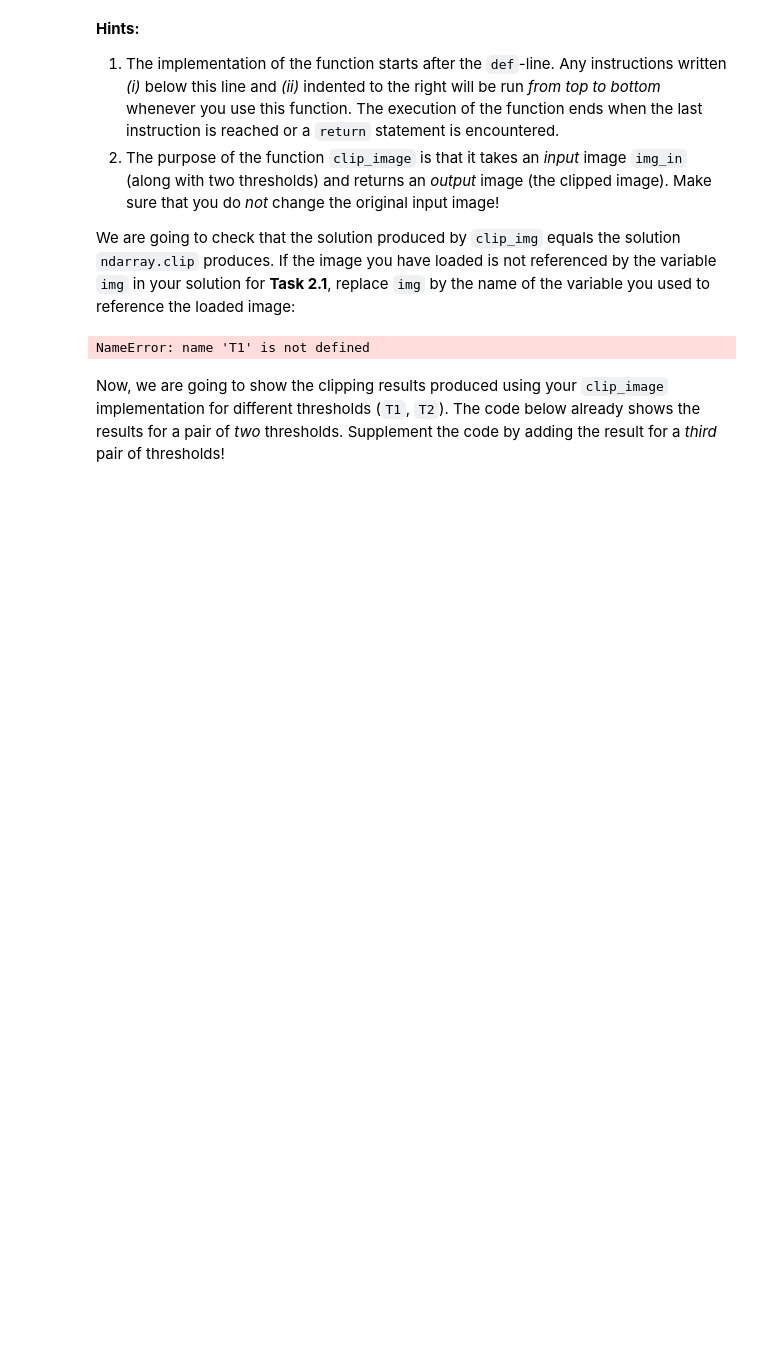
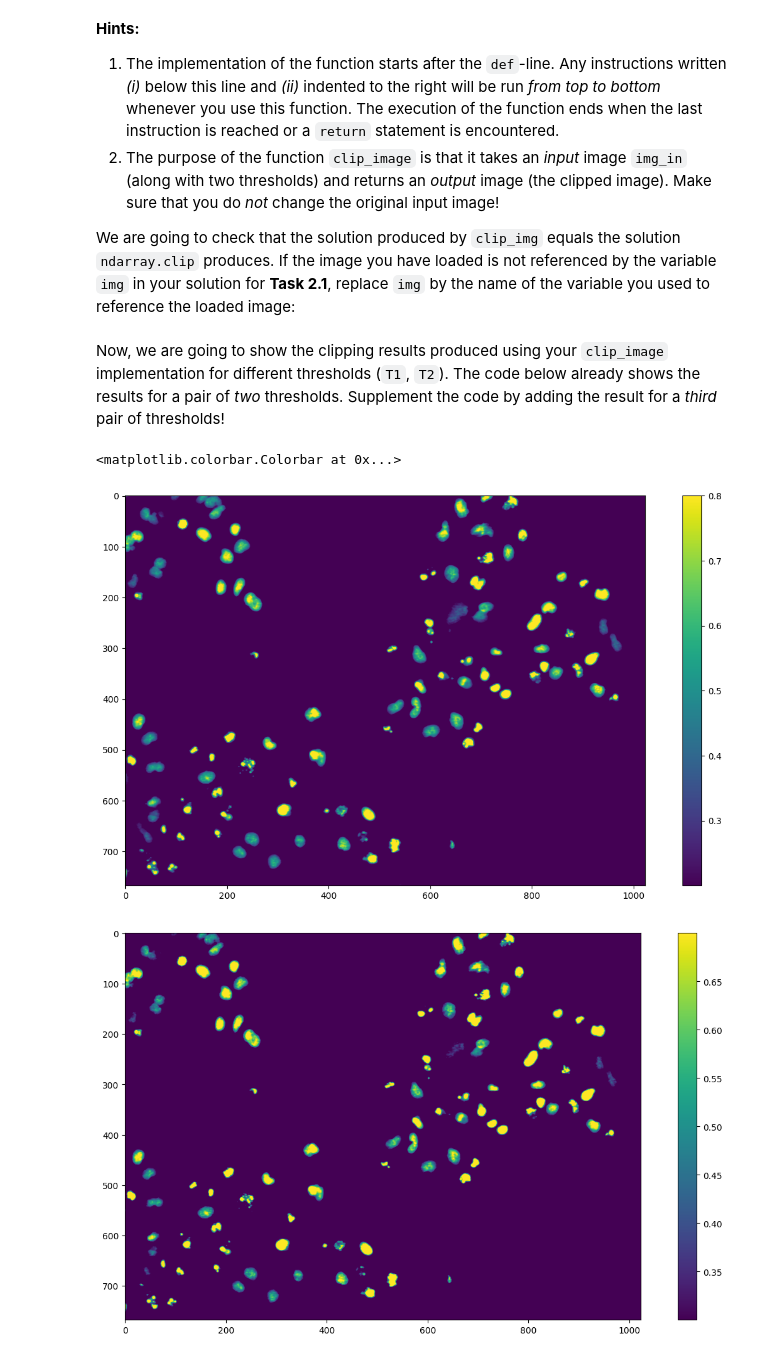
Before and after one commit to evaj0510/mobi-fs3-python, a Jupyter notebook: task2.ipynb, the cells around one changed output. Cells and saved outputs as stored; diff of their text form; code cells hidden in the pictures; blank space fills up the shorter version.

```diff
--- a/task2.ipynb
+++ b/task2.ipynb
@@ -115,13 +125,20 @@ plt.colorbar()
 **<a id="#">Task 2.3.4.</a>** Finish the implementation of the function `clip_image` below, by replacing the `...` line with your code:
 # %%
 def clip_image(img_in, T1, T2):
-    img2 = img_in.copy()
-    pic = numpy.nidindex(img_in.shape)
-    for i in pic:
-        if img2[i]<T1:
-            img2[i] = T1
-        if img2[i]>T2:
-            img2[i] = T2
+
+    img2 = img.copy()
+
+    for idx in numpy.ndindex(img_in.shape):
+        pixel = img_in[idx]
+
+        if pixel < T1:
+            img2[idx] = T1
+
+        elif pixel > T2:
+            img2[idx] = T2
+
+        else:
+            img2[idx] = pixel
     result = img2
     return result
 # %% [markdown]
@@ -132,15 +149,19 @@ def clip_image(img_in, T1, T2):
 We are going to check that the solution produced by `clip_img` equals the solution `ndarray.clip` produces. If the image you have loaded is not referenced by the variable `img` in your solution for **Task 2.1**, replace `img` by the name of the variable you used to reference the loaded image:
 # %%
 assert (clip_image(img, T1, T2) == img.clip(T1, T2)).all()
-# %% [output]
-NameError: name 'T1' is not defined
 # %% [markdown]
 Now, we are going to show the clipping results produced using your `clip_image` implementation for different thresholds (`T1`, `T2`). The code below already shows the results for a pair of *two* thresholds. Supplement the code by adding the result for a *third* pair of thresholds!
 # %%
 plt.figure(figsize=(15,8))
 plt.imshow(clip_image(img, 0.2, 0.8))
+plt.colorbar()
 
 plt.figure(figsize=(15,8))
 plt.imshow(clip_image(img, 0.3, 0.7))
+plt.colorbar()
 
 # here goes your code
+# %% [output]
+<matplotlib.colorbar.Colorbar at 0x...>
+[figure, added]
+[figure, added]
```
Also changed, not shown: parts of 2 cells of this notebook, 1 other file.
